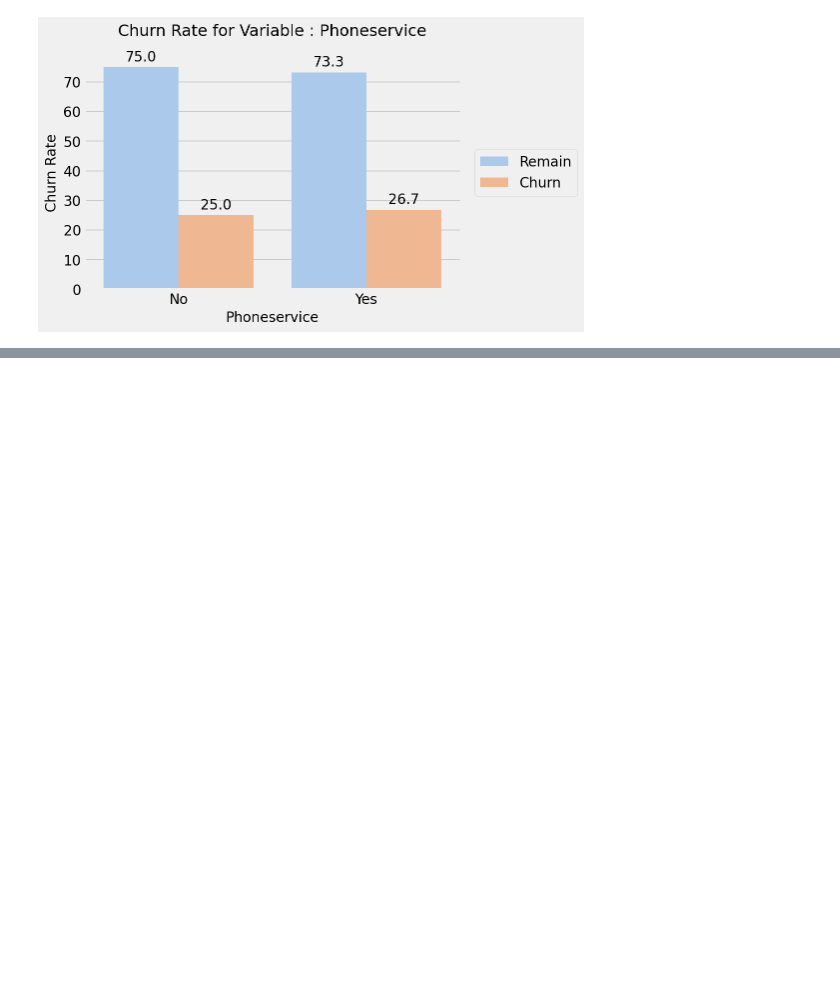
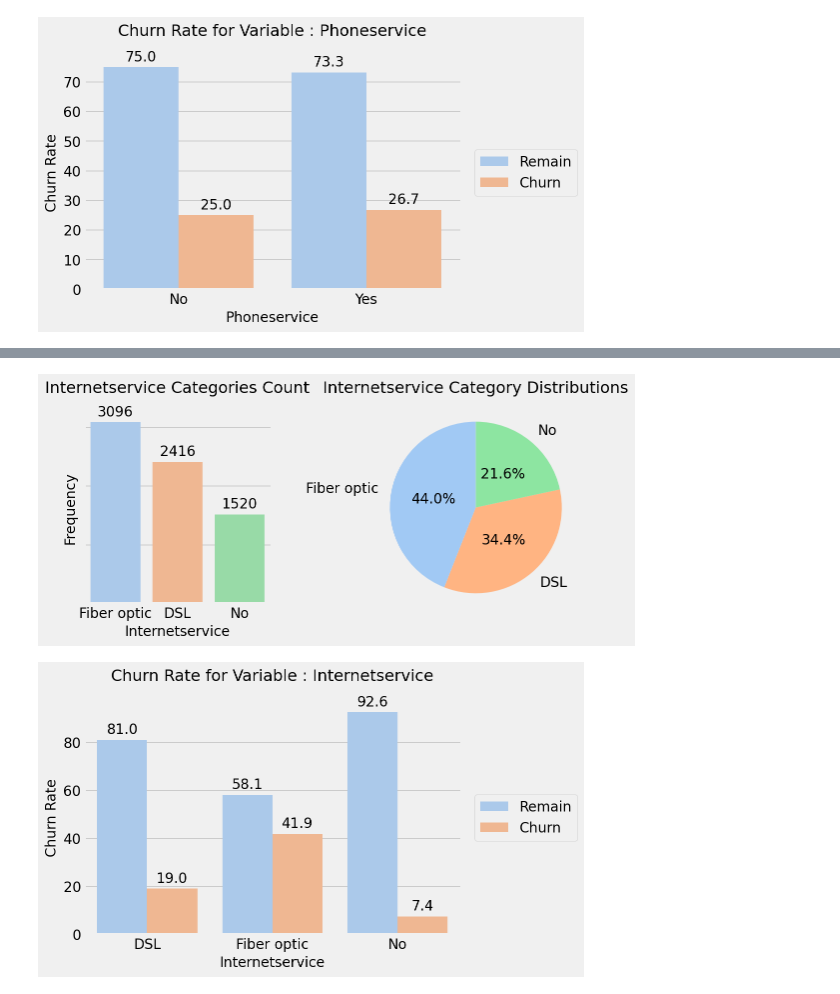
Before and after one commit to Joshuayeo95/Telco-Churn, a Jupyter notebook: eda.ipynb, the cells around one changed output, grey strips where cells are left out. Drawn from its saved outputs; the diff is of its cells as text; code cells hidden in the pictures; blank space fills up the shorter version.

```diff
--- a/eda.ipynb
+++ b/eda.ipynb
@@ -211,0 +232,7 @@ visualisation.barplot_with_hue(df, 'MultipleLines', 'Churn', 'Churn Rate')
+# %%
+# Recategorising users with no internet plans
+add_on_services = ['OnlineSecurity', 'OnlineBackup', 'DeviceProtection',
+                   'TechSupport', 'StreamingTV', 'StreamingMovies']
+
+for var in add_on_services:
+    df[var] = df[var].replace({'No internet service' : 'No'})
@@ -211,0 +246,6 @@ visualisation.barplot_with_hue(df, 'MultipleLines', 'Churn', 'Churn Rate')
+# %%
+visualisation.count_pie_plots(df, 'InternetService')
+visualisation.barplot_with_hue(df, 'InternetService', 'Churn', 'Churn Rate')
+# %% [output]
+[figure, added]
+[figure, added]
```
Also changed, not shown: parts of 18 cells of this notebook.
